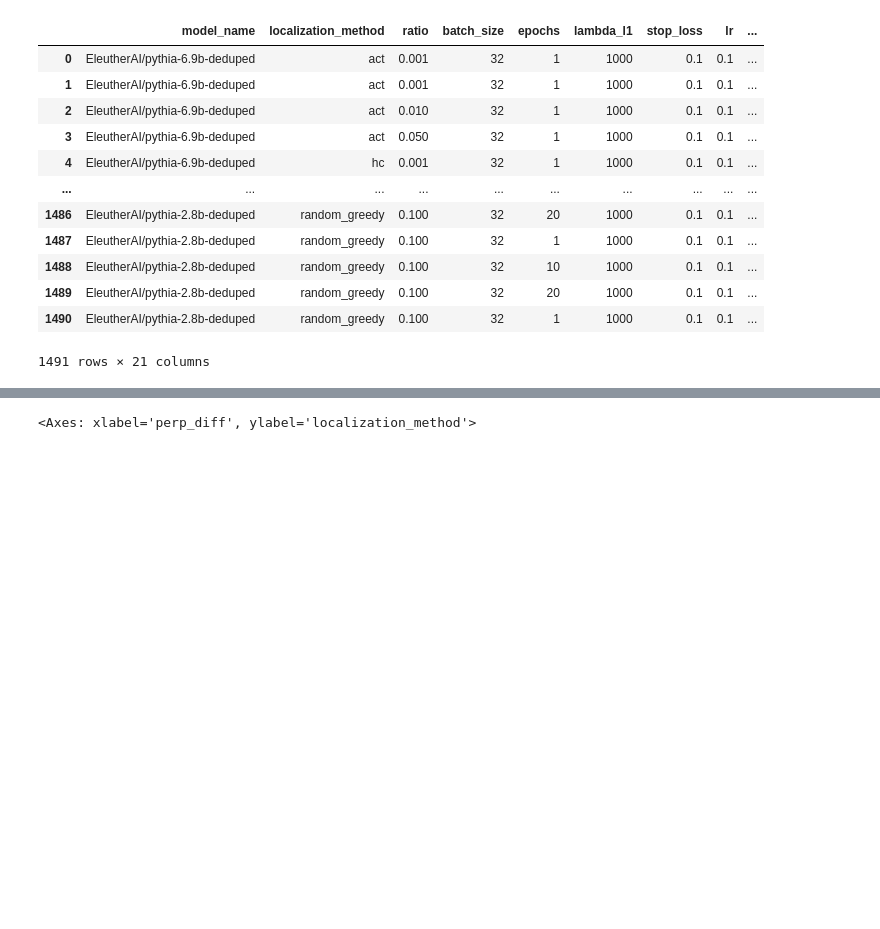
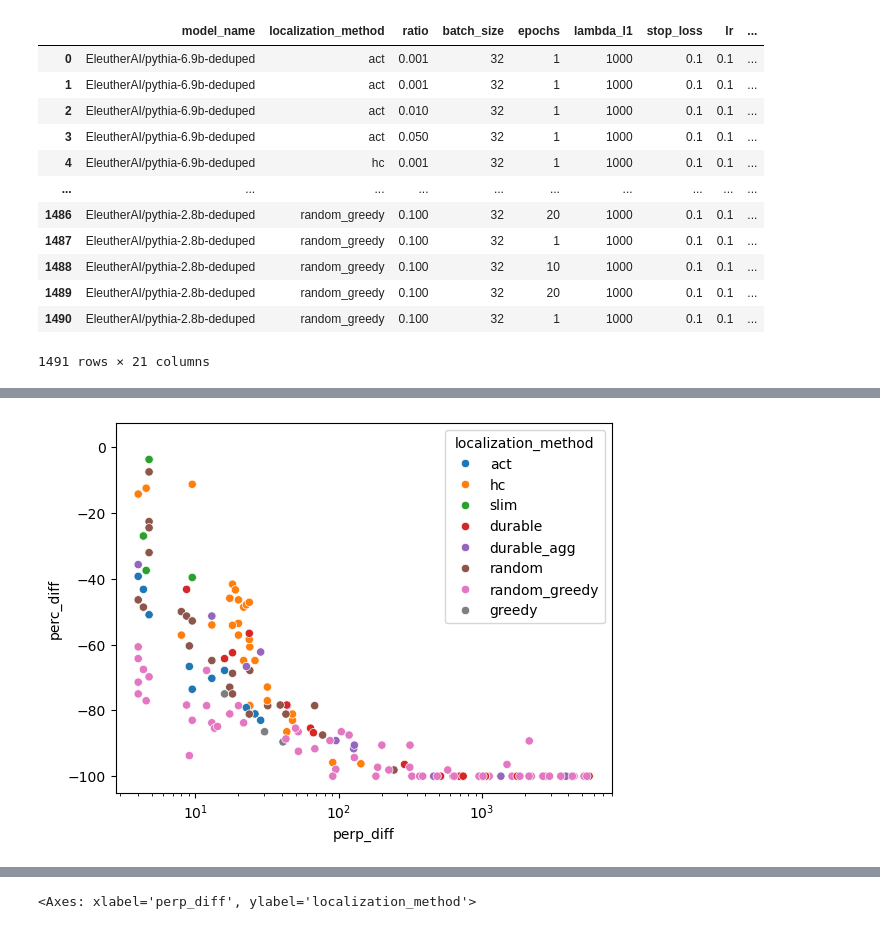
Before and after one commit to msakarvadia/memorization, a Jupyter notebook: figs/pythia_unlearning_results.ipynb, the cells around one changed output, grey strips where cells are left out. Drawn from its saved outputs; the diff is of its cells as text; code cells hidden in the pictures; blank space fills up the shorter version.

```diff
--- a/figs/pythia_unlearning_results.ipynb
+++ b/figs/pythia_unlearning_results.ipynb
@@ -892,0 +1049,6 @@ df_w_all_prod_results = df_w_all_prod_results[df_w_all_prod_results.localization
+# %%
+sns.scatterplot(data=df_w_all_prod_results[df_w_all_prod_results.model_name=="EleutherAI/pythia-2.8b-deduped"], x="perp_diff", y="perc_diff", hue="localization_method")
+plt.xscale('log')
+#plt.yscale('log')
+# %% [output]
+[figure, added]
```
Also changed, not shown: parts of 20 cells of this notebook, 6 other files.
